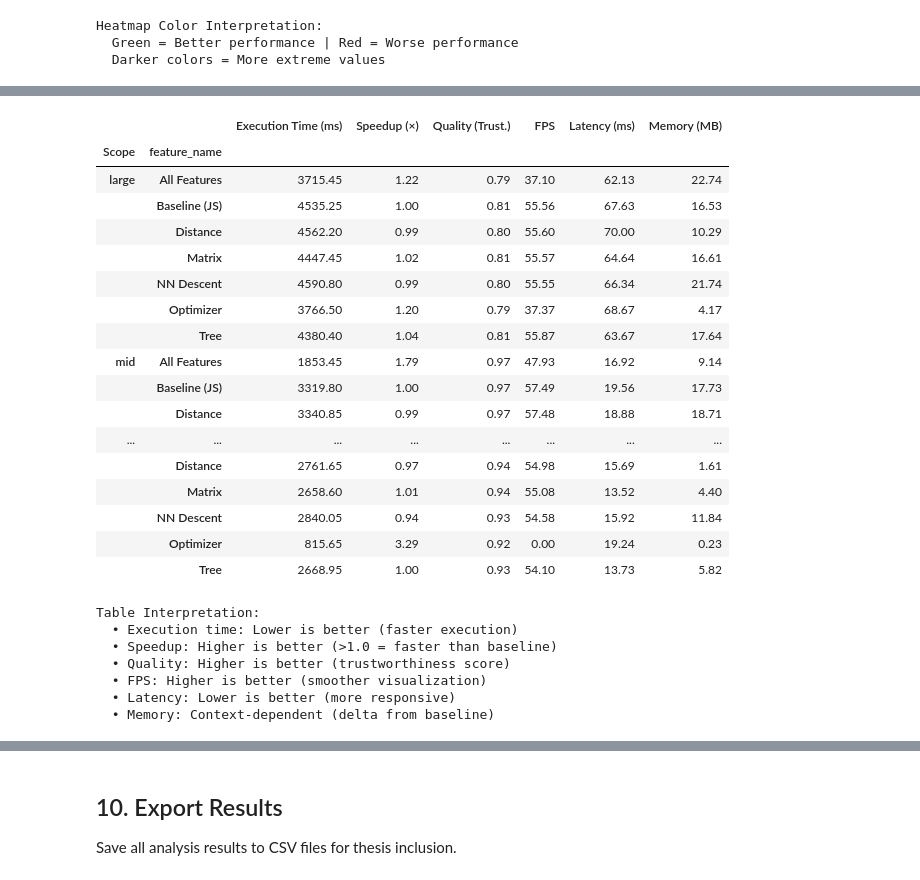
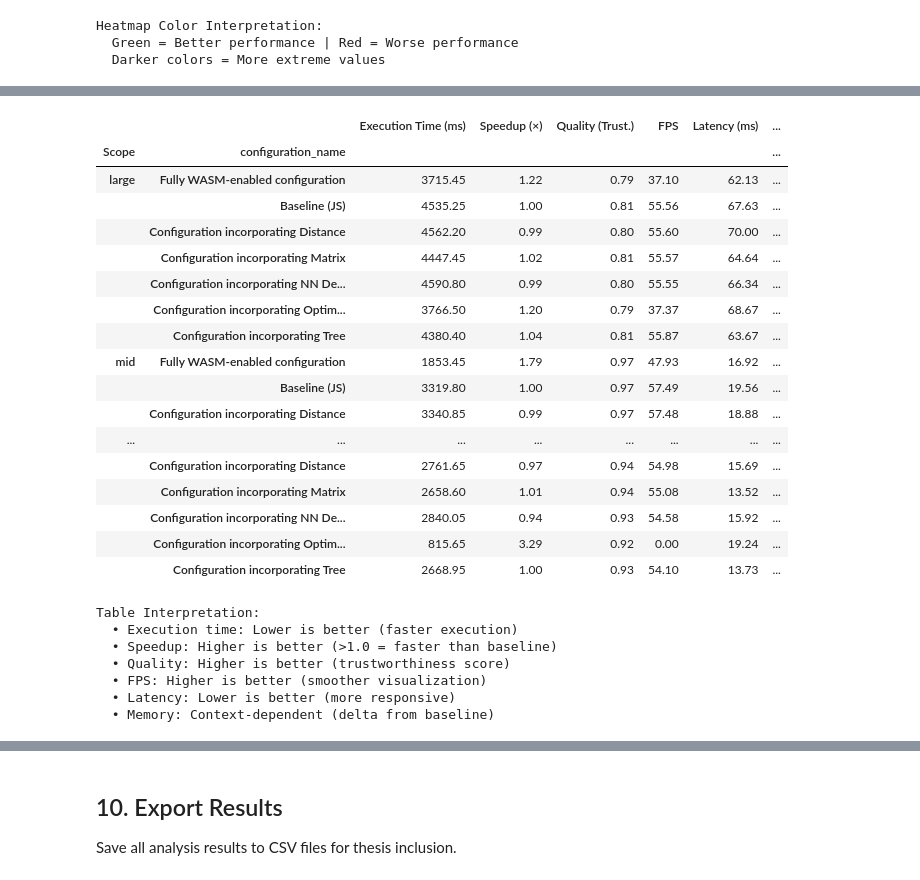
Before and after one commit to elarsaks/umap-bench, a Jupyter notebook: bench/analysis/analysis.ipynb, the cells around one changed output, grey strips where cells are left out. Cells and saved outputs as stored; diff of their text form; code cells hidden in the pictures.

Commit message:
Refactor WASM terminology to configurations

```diff
--- a/bench/analysis/analysis.ipynb
+++ b/bench/analysis/analysis.ipynb
@@ -1058,20 +1058,20 @@ predicted_sizes = np.array([2000, 5000, 10000])  # Extrapolate to larger dataset
 
 fig, ax = plt.subplots(figsize=(14, 8))
 
-for feature in feature_order:
-    feature_data = df_analysis[df_analysis['feature_name'] == feature]
-    if len(feature_data) == 0:
+for configuration in configuration_order:
+    configuration_data = df_analysis[df_analysis['configuration_name'] == configuration]
+    if len(configuration_data) == 0:
         continue
 
     # Get observed data
-    size_execution_time = feature_data.groupby('dataset_size')['execution_time_ms'].median().sort_index()
+    size_execution_time = configuration_data.groupby('dataset_size')['execution_time_ms'].median().sort_index()
     if len(size_execution_time) < 3:  # Need at least 3 points to fit
         continue
 
     sizes = size_execution_time.index.values
     execution_times = size_execution_time.values
 
-    color = feature_colors.get(feature, '#9d9d9d')
+    color = configuration_colors.get(configuration, '#9d9d9d')
 
     # Fit polynomial in log-space for better flexibility
     try:
@@ -1092,14 +1092,14 @@ for feature in feature_order:
         derivative = np.polyder(poly_func)
         effective_exponent = derivative(log_sizes[-1])
 
-        execution_time_predictions[feature] = {
+        execution_time_predictions[configuration] = {
             'exponent': effective_exponent,
             'poly_coeffs': poly_coeffs.tolist(),
             'predictions': dict(zip(predicted_sizes, predicted_execution_times))
         }
 
         # Plot observed data
-        ax.scatter(sizes, execution_times, s=80, alpha=0.6, label=f'{feature} (observed)', color=color)
+        ax.scatter(sizes, execution_times, s=80, alpha=0.6, label=f'{configuration} (observed)', color=color)
 
         # Plot fitted curve and extrapolation
         all_log_sizes = np.linspace(np.log10(sizes.min()), np.log10(10000), 100)
@@ -1112,7 +1112,7 @@ for feature in feature_order:
         ax.scatter(predicted_sizes, predicted_execution_times, s=100, marker='x', linewidth=3, alpha=0.8, color=color)
 
     except Exception as e:
-        print(f"Warning: Could not fit {feature}: {e}")
+        print(f"Warning: Could not fit {configuration}: {e}")
         continue
 
 ax.set_xlabel('Dataset Size (samples)', fontsize=12, fontweight='bold')
@@ -1133,8 +1133,8 @@ print("EXECUTION TIME SCALING PREDICTIONS")
 print("="*100)
 print()
 
-for feature, pred_data in execution_time_predictions.items():
-    print(f"📊 {feature}:")
+for configuration, pred_data in execution_time_predictions.items():
+    print(f"📊 {configuration}:")
     print(f"   Effective exponent at largest observed size: {pred_data['exponent']:.3f}")
     print(f"   Predicted execution_times:")
     for size, execution_time in pred_data['predictions'].items():
@@ -2117,8 +2117,8 @@ Heatmap Color Interpretation:
   Green = Better performance | Red = Worse performance
   Darker colors = More extreme values
 # %%
-# Create comprehensive aggregated table: Scope × Feature with all metrics
-aggregated_table = df_analysis.groupby(['Scope', 'feature_name']).agg({
+# Create comprehensive aggregated table: Scope × Configuration with all metrics
+aggregated_table = df_analysis.groupby(['Scope', 'configuration_name']).agg({
     'execution_time_ms': 'median',
     'memory_delta_mb': 'median',
     'trustworthiness': 'median',
@@ -2126,34 +2126,34 @@ aggregated_table = df_analysis.groupby(['Scope', 'feature_name']).agg({
     'responsiveness_ms': 'median'
 }).round(2)
 
-# Calculate speedup for each Scope × Feature combination
+# Calculate speedup for each Scope × Configuration combination
 speedup_data = []
 for scope in df_analysis['Scope'].unique():
     scope_data = df_analysis[df_analysis['Scope'] == scope]
-    baseline_execution_time = scope_data[scope_data['feature_name'] == baseline_label]['execution_time_ms'].median()
+    baseline_execution_time = scope_data[scope_data['configuration_name'] == baseline_label]['execution_time_ms'].median()
 
     if pd.notna(baseline_execution_time) and baseline_execution_time > 0:
-        for feature in scope_data['feature_name'].unique():
-            feature_execution_time = scope_data[scope_data['feature_name'] == feature]['execution_time_ms'].median()
-            if pd.notna(feature_execution_time) and feature_execution_time > 0:
-                speedup = baseline_execution_time / feature_execution_time
+        for configuration in scope_data['configuration_name'].unique():
+            configuration_execution_time = scope_data[scope_data['configuration_name'] == configuration]['execution_time_ms'].median()
+            if pd.notna(configuration_execution_time) and configuration_execution_time > 0:
+                speedup = baseline_execution_time / configuration_execution_time
                 speedup_data.append({
                     'Scope': scope,
-                    'feature_name': feature,
+                    'configuration_name': configuration,
                     'speedup': speedup
                 })
 
 speedup_table = pd.DataFrame(speedup_data)
-speedup_pivot = speedup_table.pivot(index='Scope', columns='feature_name', values='speedup')
+speedup_pivot = speedup_table.pivot(index='Scope', columns='configuration_name', values='speedup')
 
 # Merge speedup into aggregated table
 aggregated_table = aggregated_table.reset_index()
 aggregated_table = aggregated_table.merge(
     speedup_table,
-    on=['Scope', 'feature_name'],
+    on=['Scope', 'configuration_name'],
     how='left'
 )
-aggregated_table = aggregated_table.set_index(['Scope', 'feature_name'])
+aggregated_table = aggregated_table.set_index(['Scope', 'configuration_name'])
 
 # Reorder columns for clarity
 column_order = ['execution_time_ms', 'speedup', 'trustworthiness', 'fps_avg', 'responsiveness_ms', 'memory_delta_mb']
@@ -2170,7 +2170,7 @@ aggregated_table.columns = [
 ]
 
 print("="*100)
-print("AGGREGATED COMPARISON TABLE: Median Metrics by Scope × WASM Feature")
+print("AGGREGATED COMPARISON TABLE: Median Metrics by Scope × WASM Configuration")
 print("="*100)
 print()
 
@@ -2191,22 +2191,22 @@ AGGREGATED COMPARISON TABLE: Median Metrics by Scope × WASM Feature
 ====================================================================================================
-|  |  | Execution Time (ms) | Speedup (×) | Quality (Trust.) | FPS | Latency (ms) | Memory (MB) |
-| Scope | feature_name |  |  |  |  |  |  |
-| large | All Features | 3715.45 | 1.22 | 0.79 | 37.10 | 62.13 | 22.74 |
-|  | Baseline (JS) | 4535.25 | 1.00 | 0.81 | 55.56 | 67.63 | 16.53 |
-|  | Distance | 4562.20 | 0.99 | 0.80 | 55.60 | 70.00 | 10.29 |
-|  | Matrix | 4447.45 | 1.02 | 0.81 | 55.57 | 64.64 | 16.61 |
-|  | NN Descent | 4590.80 | 0.99 | 0.80 | 55.55 | 66.34 | 21.74 |
-|  | Optimizer | 3766.50 | 1.20 | 0.79 | 37.37 | 68.67 | 4.17 |
-|  | Tree | 4380.40 | 1.04 | 0.81 | 55.87 | 63.67 | 17.64 |
-| mid | All Features | 1853.45 | 1.79 | 0.97 | 47.93 | 16.92 | 9.14 |
-|  | Baseline (JS) | 3319.80 | 1.00 | 0.97 | 57.49 | 19.56 | 17.73 |
-|  | Distance | 3340.85 | 0.99 | 0.97 | 57.48 | 18.88 | 18.71 |
+|  |  | Execution Time (ms) | Speedup (×) | Quality (Trust.) | FPS | Latency (ms) | ... |
+| Scope | configuration_name |  |  |  |  |  | ... |
+| large | Fully WASM-enabled configuration | 3715.45 | 1.22 | 0.79 | 37.10 | 62.13 | ... |
+|  | Baseline (JS) | 4535.25 | 1.00 | 0.81 | 55.56 | 67.63 | ... |
+|  | Configuration incorporating Distance | 4562.20 | 0.99 | 0.80 | 55.60 | 70.00 | ... |
+|  | Configuration incorporating Matrix | 4447.45 | 1.02 | 0.81 | 55.57 | 64.64 | ... |
+|  | Configuration incorporating NN De... | 4590.80 | 0.99 | 0.80 | 55.55 | 66.34 | ... |
+|  | Configuration incorporating Optim... | 3766.50 | 1.20 | 0.79 | 37.37 | 68.67 | ... |
+|  | Configuration incorporating Tree | 4380.40 | 1.04 | 0.81 | 55.87 | 63.67 | ... |
+| mid | Fully WASM-enabled configuration | 1853.45 | 1.79 | 0.97 | 47.93 | 16.92 | ... |
+|  | Baseline (JS) | 3319.80 | 1.00 | 0.97 | 57.49 | 19.56 | ... |
+|  | Configuration incorporating Distance | 3340.85 | 0.99 | 0.97 | 57.48 | 18.88 | ... |
 | ... | ... | ... | ... | ... | ... | ... | ... |
-|  | Distance | 2761.65 | 0.97 | 0.94 | 54.98 | 15.69 | 1.61 |
-|  | Matrix | 2658.60 | 1.01 | 0.94 | 55.08 | 13.52 | 4.40 |
-|  | NN Descent | 2840.05 | 0.94 | 0.93 | 54.58 | 15.92 | 11.84 |
-|  | Optimizer | 815.65 | 3.29 | 0.92 | 0.00 | 19.24 | 0.23 |
-|  | Tree | 2668.95 | 1.00 | 0.93 | 54.10 | 13.73 | 5.82 |
+|  | Configuration incorporating Distance | 2761.65 | 0.97 | 0.94 | 54.98 | 15.69 | ... |
+|  | Configuration incorporating Matrix | 2658.60 | 1.01 | 0.94 | 55.08 | 13.52 | ... |
+|  | Configuration incorporating NN De... | 2840.05 | 0.94 | 0.93 | 54.58 | 15.92 | ... |
+|  | Configuration incorporating Optim... | 815.65 | 3.29 | 0.92 | 0.00 | 19.24 | ... |
+|  | Configuration incorporating Tree | 2668.95 | 1.00 | 0.93 | 54.10 | 13.73 | ... |
 Table Interpretation:
   • Execution time: Lower is better (faster execution)
   • Speedup: Higher is better (>1.0 = faster than baseline)
```
Also changed, not shown: parts of 58 cells of this notebook, 32 other files.
